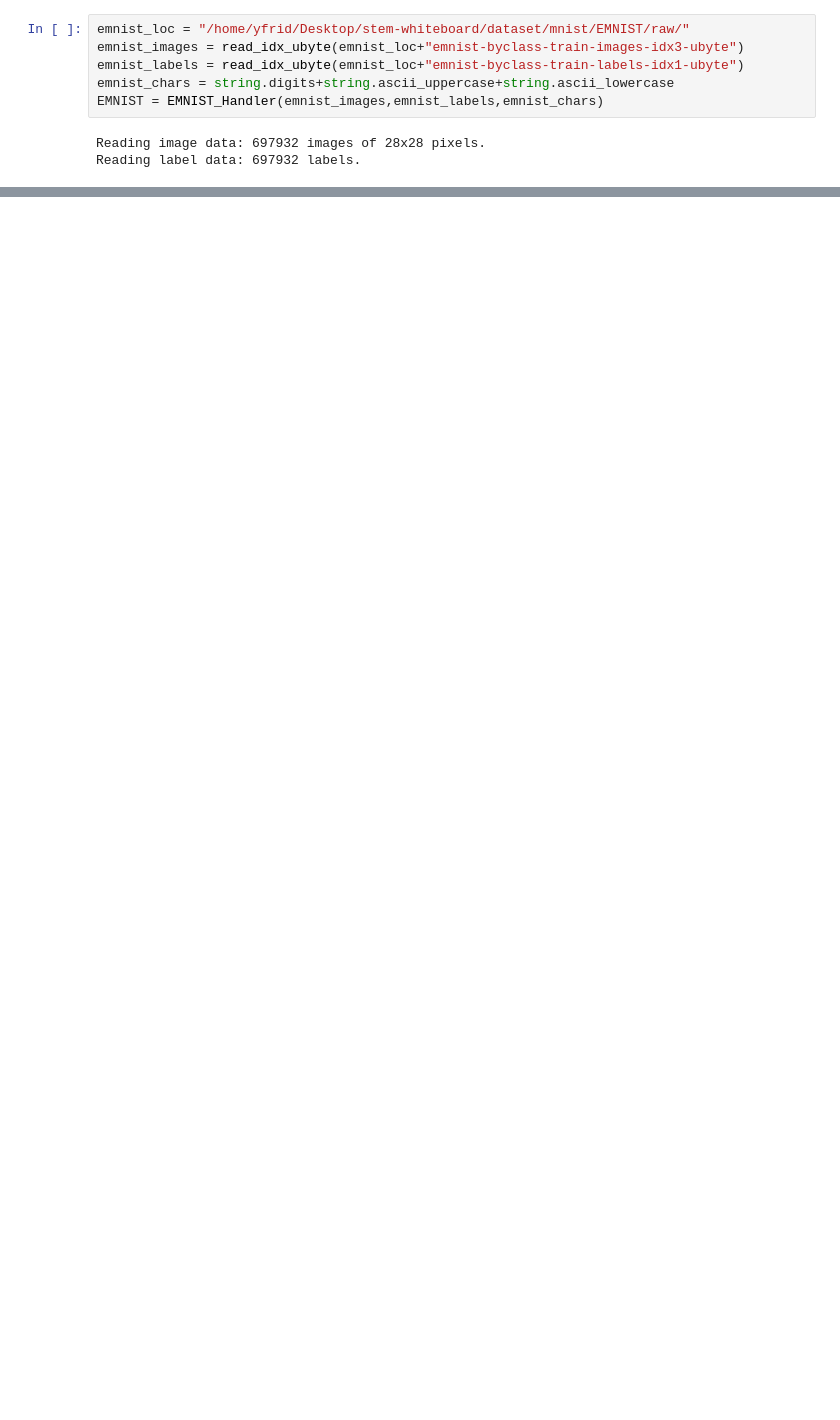
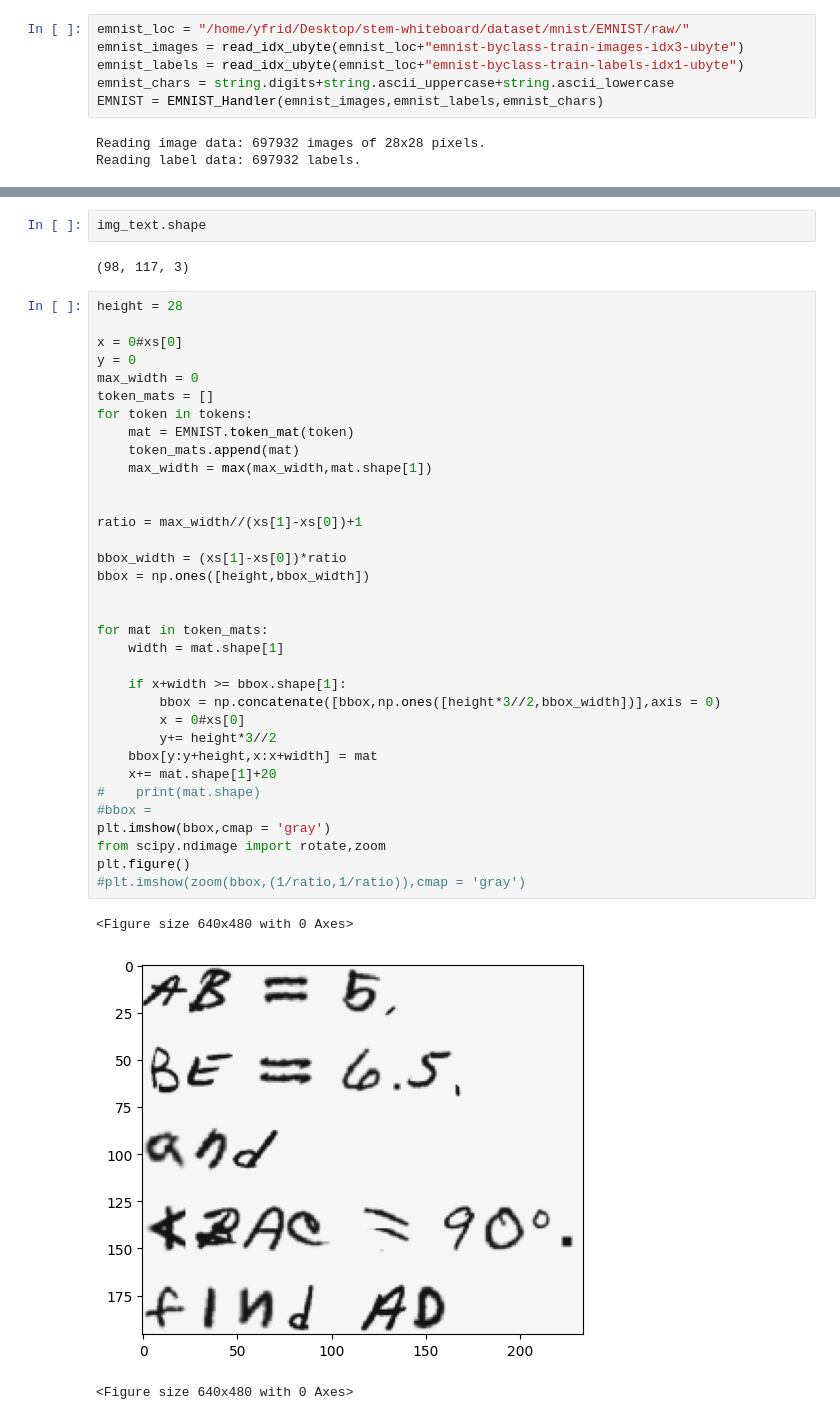
Before and after one commit to YuvalFrid/whiteboard-dataset, a Jupyter notebook: Generate_Triangle.ipynb, the cells around one changed output, grey strips where cells are left out. Drawn from its saved outputs; the diff is of its cells as text; blank space fills up the shorter version.

```diff
--- a/Generate_Triangle.ipynb
+++ b/Generate_Triangle.ipynb
@@ -167,0 +162,42 @@ NameError: name 'xs' is not defined
+# %%
+img_text.shape
+# %% [output]
+(98, 117, 3)
+# %%
+height = 28
+
+x = 0#xs[0]
+y = 0
+max_width = 0
+token_mats = []
+for token in tokens:
+    mat = EMNIST.token_mat(token)
+    token_mats.append(mat)
+    max_width = max(max_width,mat.shape[1])
+
+
+ratio = max_width//(xs[1]-xs[0])+1
+
+bbox_width = (xs[1]-xs[0])*ratio
+bbox = np.ones([height,bbox_width])
+
+
+for mat in token_mats:
+    width = mat.shape[1]
+
+    if x+width >= bbox.shape[1]:
+        bbox = np.concatenate([bbox,np.ones([height*3//2,bbox_width])],axis = 0)
+        x = 0#xs[0]
+        y+= height*3//2
+    bbox[y:y+height,x:x+width] = mat
+    x+= mat.shape[1]+20
+#    print(mat.shape)
+#bbox =
+plt.imshow(bbox,cmap = 'gray')
+from scipy.ndimage import rotate,zoom
+plt.figure()
+#plt.imshow(zoom(bbox,(1/ratio,1/ratio)),cmap = 'gray')
+# %% [output]
+<Figure size 640x480 with 0 Axes>
+[figure, added]
+<Figure size 640x480 with 0 Axes>
```
Also changed, not shown: parts of 7 cells of this notebook, 6 other files.
